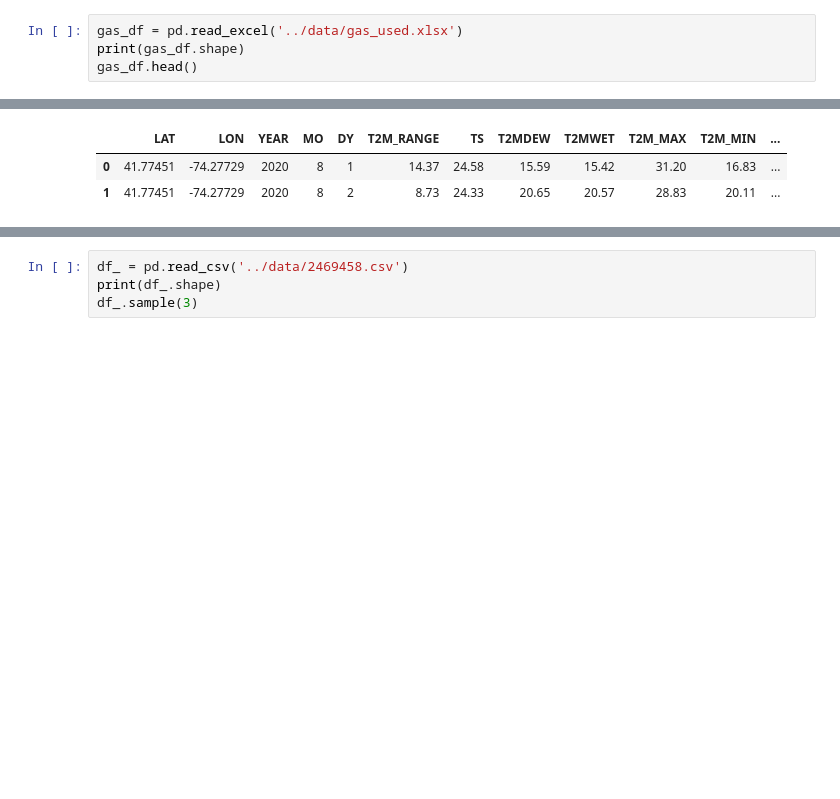
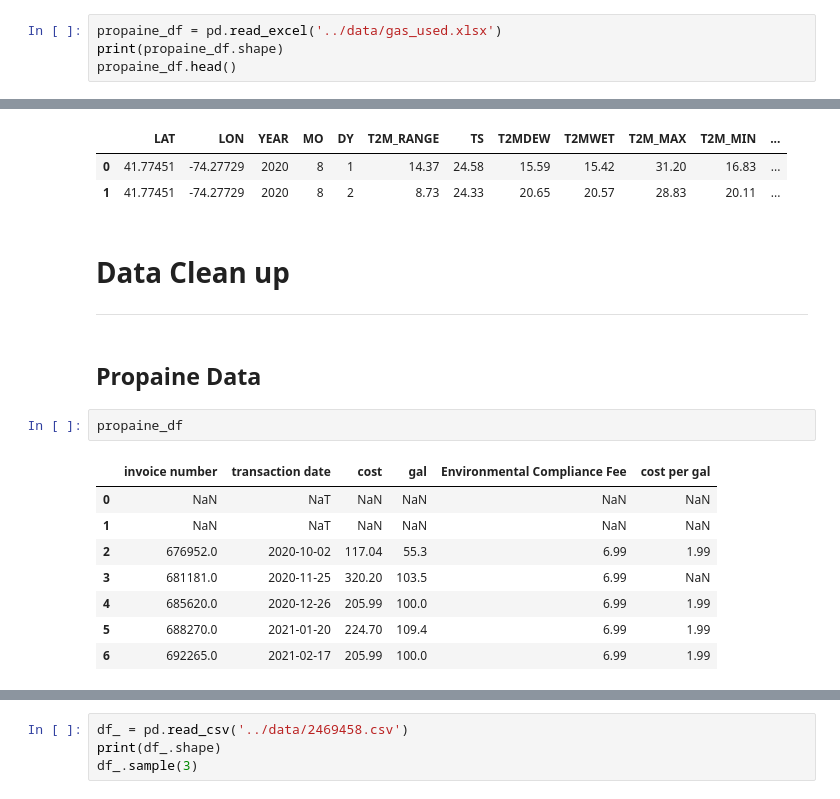
Before and after one commit to encodingintuition/personal_energy_usage, a Jupyter notebook: code/01-EDA-PEU.ipynb, the cells around one changed output, grey strips where cells are left out. Saved outputs shown, nothing was run; the diff lists cells and outputs as text; blank space fills up the shorter version.

Commit message:
clean up data

```diff
--- a/code/20210222-gas_usage.ipynb
+++ b/code/01-EDA-PEU.ipynb
@@ -13,9 +21,9 @@ import numpy as np
 # %% [markdown]
 # Data Ingestion
 # %%
-gas_df = pd.read_excel('../data/gas_used.xlsx')
-print(gas_df.shape)
-gas_df.head()
+propaine_df = pd.read_excel('../data/gas_used.xlsx')
+print(propaine_df.shape)
+propaine_df.head()
 # %% [output]
 (7, 6)
 |  | invoice number | transaction date | cost | gal | Environmental Compliance Fee | cost per gal |
@@ -46,3 +54,19 @@ temp_df.head(2)
 |  | LAT | LON | YEAR | MO | DY | T2M_RANGE | TS | T2MDEW | T2MWET | T2M_MAX | T2M_MIN | ... |
 | 0 | 41.77451 | -74.27729 | 2020 | 8 | 1 | 14.37 | 24.58 | 15.59 | 15.42 | 31.20 | 16.83 | ... |
 | 1 | 41.77451 | -74.27729 | 2020 | 8 | 2 | 8.73 | 24.33 | 20.65 | 20.57 | 28.83 | 20.11 | ... |
+# %% [markdown]
+# Data Clean up
+<hr/>
+# %% [markdown]
+## Propaine Data
+# %%
+propaine_df
+# %% [output]
+|  | invoice number | transaction date | cost | gal | Environmental Compliance Fee | cost per gal |
+| 0 | NaN | NaT | NaN | NaN | NaN | NaN |
+| 1 | NaN | NaT | NaN | NaN | NaN | NaN |
+| 2 | 676952.0 | 2020-10-02 | 117.04 | 55.3 | 6.99 | 1.99 |
+| 3 | 681181.0 | 2020-11-25 | 320.20 | 103.5 | 6.99 | NaN |
+| 4 | 685620.0 | 2020-12-26 | 205.99 | 100.0 | 6.99 | 1.99 |
+| 5 | 688270.0 | 2021-01-20 | 224.70 | 109.4 | 6.99 | 1.99 |
+| 6 | 692265.0 | 2021-02-17 | 205.99 | 100.0 | 6.99 | 1.99 |
```
Also changed, not shown: parts of 36 cells of this notebook, 1 other file.
